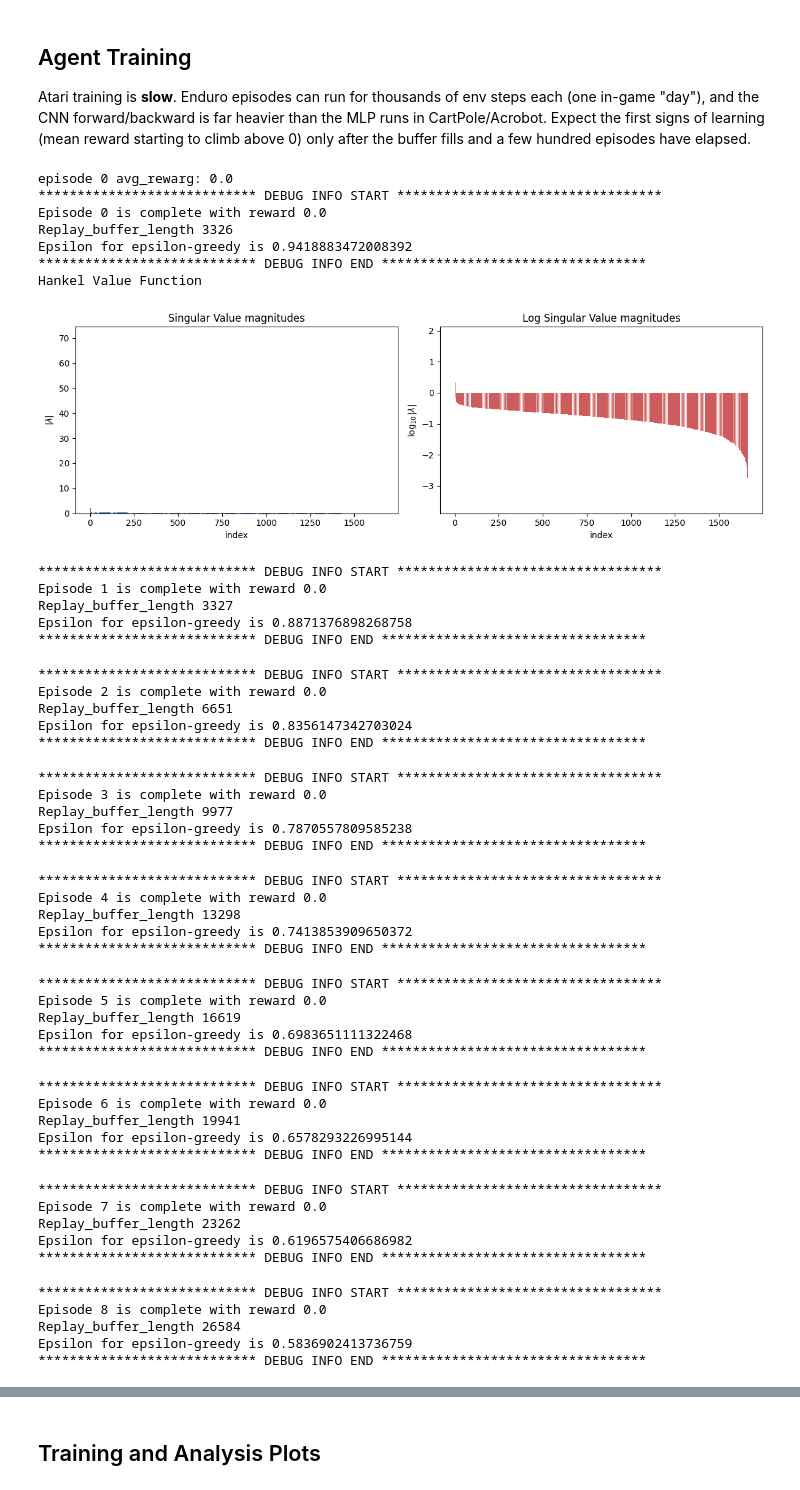
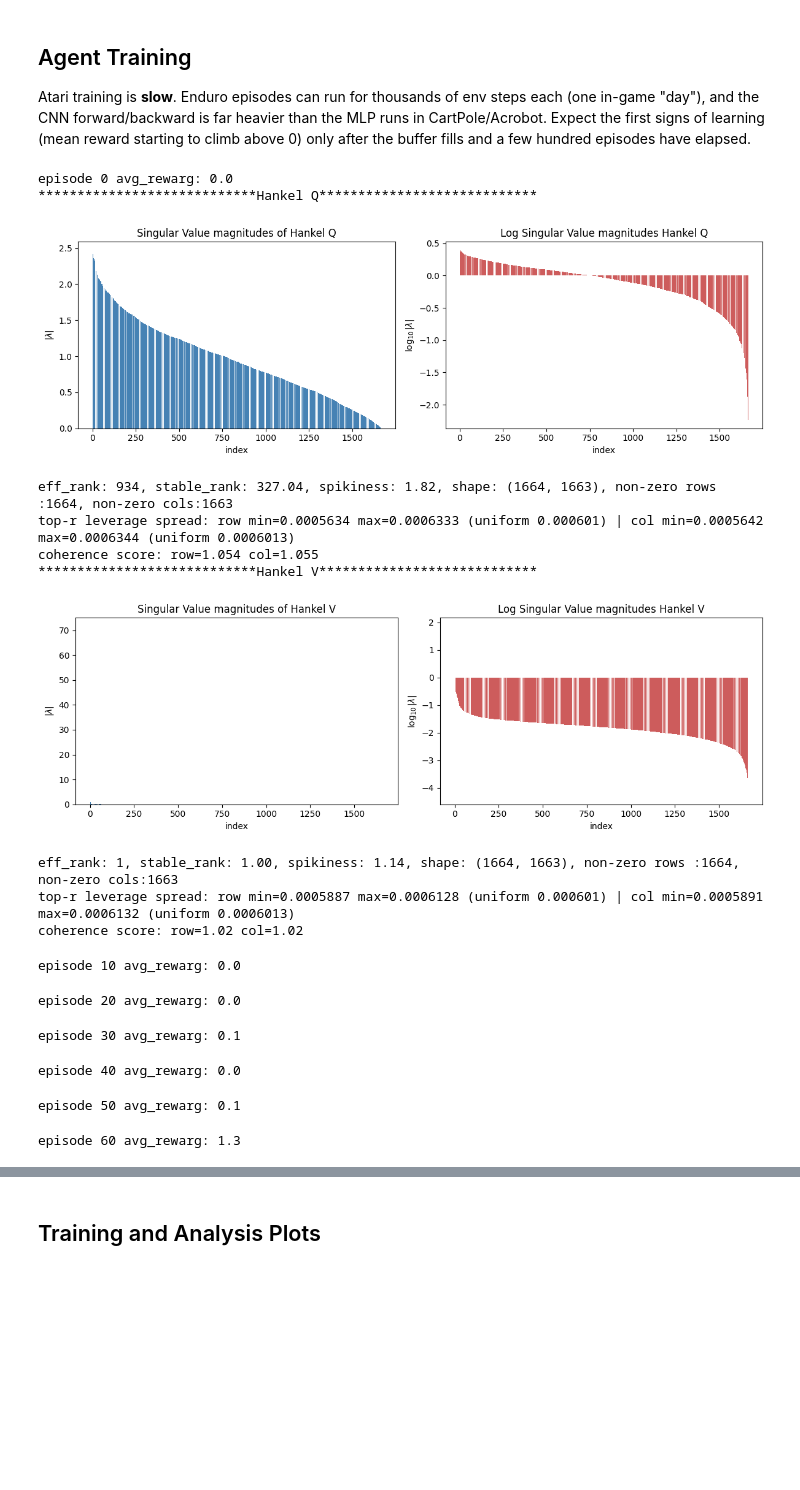
Before and after one commit to Souparna-Mandal/Low-Rank-RL-TL, a Jupyter notebook: experiments/dqn_enduro/exp1.ipynb, the cells around one changed output, grey strips where cells are left out. Drawn from its saved outputs; the diff is of its cells as text; code cells hidden in the pictures; blank space fills up the shorter version.

```diff
--- a/experiments/dqn_enduro/exp1.ipynb
+++ b/experiments/dqn_enduro/exp1.ipynb
@@ -142,6 +143,7 @@ agent = QAgent(
     TD_LR=a["TD_LR"],
     buffer_util=a["buffer_util"],
     gd_steps_ceil=a["gd_steps_ceil"],
+    grad_clip_norm=a["grad_clip_norm"],
 )
 # %% [markdown]
 ## Analysis (Low Rank)
@@ -166,59 +172,34 @@ Atari training is **slow**. Enduro episodes can run for thousands of env steps e
 # %%
 t = cfg["training"]
 rewards = dqn_training_loop(
     agent, env,
     no_episodes=t["no_episodes"],
     target_network_update_steps=t["target_network_update_steps"],
+    train_frequency_steps=t["train_frequency_steps"],
+    use_episode_training=t["use_episode_training"],
+    solved_reward=t["solved_reward"],
+    warmup_steps=t["warmup_steps"],
+    early_stopping_patience_eps=t["early_stopping_patience_eps"],
+    no_eps_to_avg=t["no_eps_to_avg"],
     np_seed=seed,
     analysis_config=analysis,
-    DEBUG=True,
+    DEBUG=False,atari=True
 )
 # %% [output]
 episode 0 avg_rewarg: 0.0
-**************************** DEBUG INFO START **********************************
-Episode 0 is complete with reward 0.0
-Replay_buffer_length 3326
-Epsilon for epsilon-greedy is 0.9418883472008392
-**************************** DEBUG INFO END **********************************
-Hankel Value Function
+****************************Hankel Q****************************
-[figure, old version]
+[figure, new version]
-**************************** DEBUG INFO START **********************************
-Episode 1 is complete with reward 0.0
-Replay_buffer_length 3327
-Epsilon for epsilon-greedy is 0.8871376898268758
-**************************** DEBUG INFO END **********************************
+eff_rank: 934, stable_rank: 327.04, spikiness: 1.82, shape: (1664, 1663), non-zero rows :1664, non-zero cols:1663
+top-r leverage spread: row min=0.0005634 max=0.0006333 (uniform 0.000601) | col min=0.0005642 max=0.0006344 (uniform 0.0006013)
+coherence score: row=1.054 col=1.055
+****************************Hankel V****************************
+[figure, added]
-**************************** DEBUG INFO START **********************************
-Episode 2 is complete with reward 0.0
-Replay_buffer_length 6651
-Epsilon for epsilon-greedy is 0.8356147342703024
-**************************** DEBUG INFO END **********************************
+eff_rank: 1, stable_rank: 1.00, spikiness: 1.14, shape: (1664, 1663), non-zero rows :1664, non-zero cols:1663
+top-r leverage spread: row min=0.0005887 max=0.0006128 (uniform 0.000601) | col min=0.0005891 max=0.0006132 (uniform 0.0006013)
+coherence score: row=1.02 col=1.02
-**************************** DEBUG INFO START **********************************
-Episode 3 is complete with reward 0.0
-Replay_buffer_length 9977
-Epsilon for epsilon-greedy is 0.7870557809585238
-**************************** DEBUG INFO END **********************************
+episode 10 avg_rewarg: 0.0
-**************************** DEBUG INFO START **********************************
-Episode 4 is complete with reward 0.0
-Replay_buffer_length 13298
-Epsilon for epsilon-greedy is 0.7413853909650372
-**************************** DEBUG INFO END **********************************
+episode 20 avg_rewarg: 0.0
-**************************** DEBUG INFO START **********************************
-Episode 5 is complete with reward 0.0
-Replay_buffer_length 16619
-Epsilon for epsilon-greedy is 0.6983651111322468
-**************************** DEBUG INFO END **********************************
+episode 30 avg_rewarg: 0.1
-**************************** DEBUG INFO START **********************************
-Episode 6 is complete with reward 0.0
-Replay_buffer_length 19941
-Epsilon for epsilon-greedy is 0.6578293226995144
-**************************** DEBUG INFO END **********************************
+episode 40 avg_rewarg: 0.0
-**************************** DEBUG INFO START **********************************
-Episode 7 is complete with reward 0.0
-Replay_buffer_length 23262
-Epsilon for epsilon-greedy is 0.6196575406686982
-**************************** DEBUG INFO END **********************************
+episode 50 avg_rewarg: 0.1
-**************************** DEBUG INFO START **********************************
-Episode 8 is complete with reward 0.0
-Replay_buffer_length 26584
-Epsilon for epsilon-greedy is 0.5836902413736759
-**************************** DEBUG INFO END **********************************
+episode 60 avg_rewarg: 1.3
```
Also changed, not shown: parts of 6 cells of this notebook, 14 other files.
